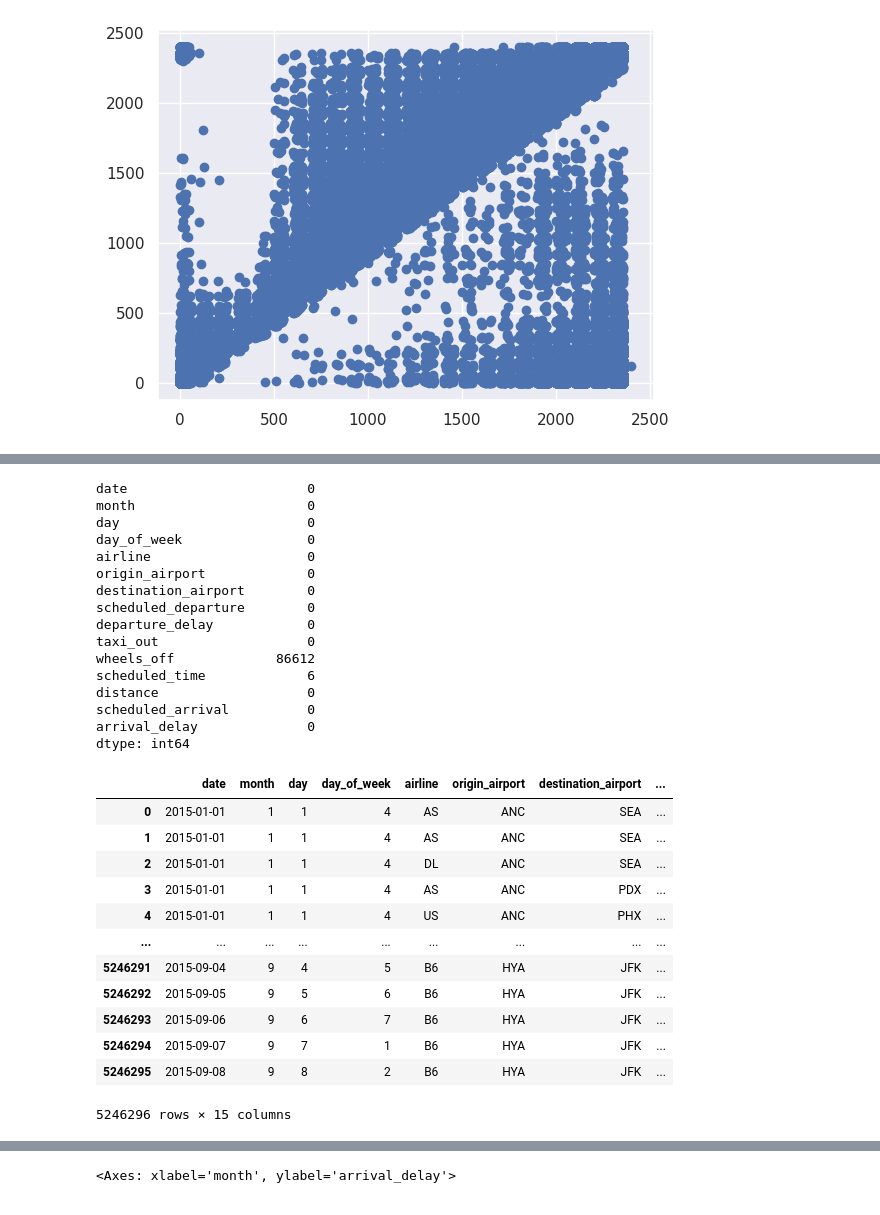
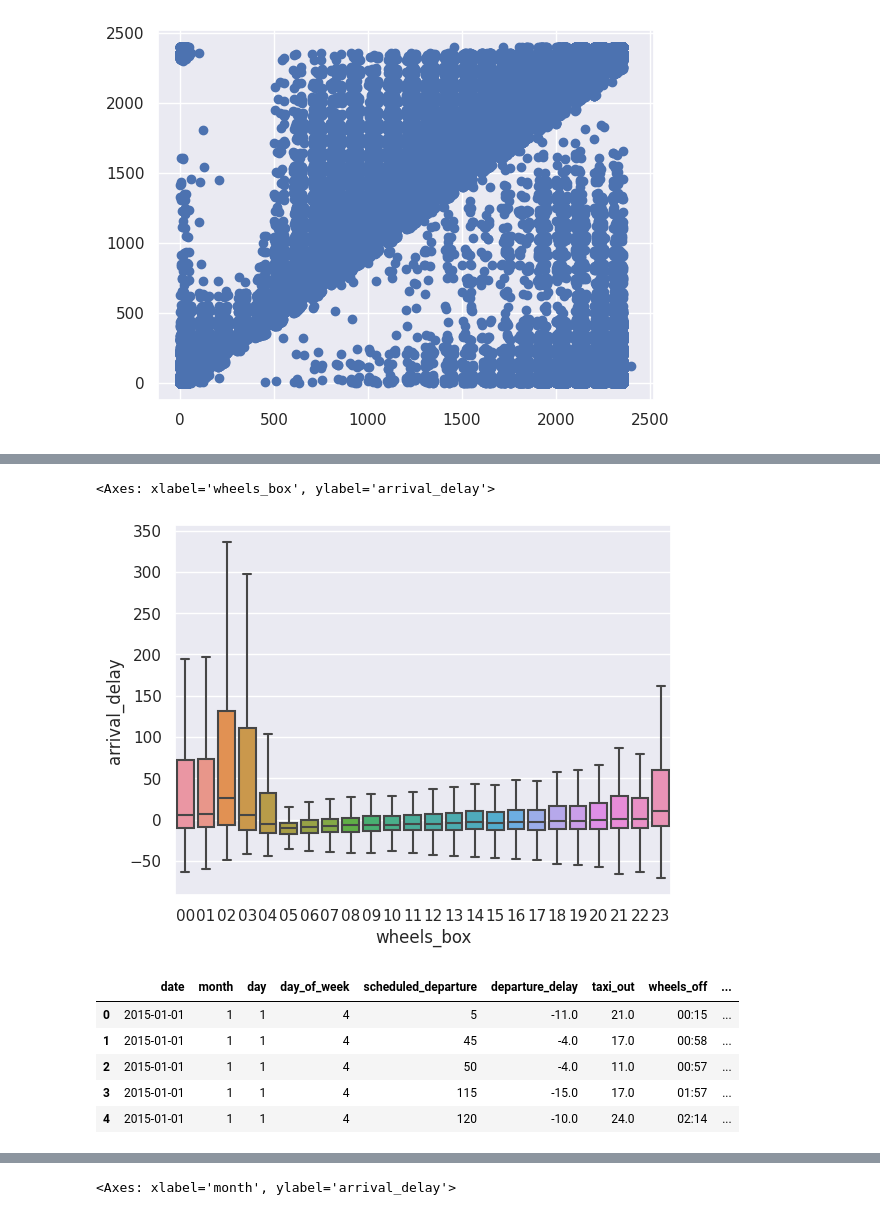
Before and after one commit to lukaszek358/SDA, a Jupyter notebook: projekt_końcowy.ipynb, the cells around one changed output, grey strips where cells are left out. Cells and saved outputs as stored; diff of their text form; code cells hidden in the pictures.

```diff
--- a/projekt_końcowy.ipynb
+++ b/projekt_końcowy.ipynb
@@ -120,0 +165,6 @@ def zamien_na_godziny_i_minuty(x):
+# %%
+raw_flights['scheduled_departure'] = raw_flights['scheduled_departure'].apply(zamien_na_godziny_i_minuty)
+raw_flights['scheduled_dep']= raw_flights['scheduled_departure'].str.split(':').str[0]
+
+raw_flights['scheduled_dep'] = pd.Categorical(raw_flights['scheduled_dep'], categories=hour_order, ordered=True)
+sns.boxplot(x='scheduled_dep', y='arrival_delay', data=raw_flights, showfliers=False)
@@ -120,0 +174,8 @@ def zamien_na_godziny_i_minuty(x):
+# %%
+raw_flights['scheduled_arrival'] = raw_flights['scheduled_arrival'].apply(zamien_na_godziny_i_minuty)
+raw_flights['scheduled_arr'] = raw_flights['scheduled_arrival'].str.split(':').str[0]
+
+raw_flights['scheduled_arr'] = pd.Categorical(raw_flights['scheduled_arr'], categories=hour_order, ordered=True)
+
+sns.boxplot(x='scheduled_arr', y='arrival_delay', data=raw_flights, showfliers=False)
+plt.show()
@@ -160,0 +257,4 @@ raw_flights['taxi_out'] = raw_flights['taxi_out'].fillna(raw_flights['taxi_out']
+# %%
+raw_flights = raw_flights.dropna(axis = 0)
+raw_flights = raw_flights.reset_index(drop = True)
+raw_flights['wheels_off'] = raw_flights['wheels_off'].astype(int)
@@ -181,19 +282,0 @@ memory usage: 651.0+ MB
-# %%
-raw_flights.isnull().sum()
-# %% [output]
-date                       0
-month                      0
-day                        0
-day_of_week                0
-airline                    0
-origin_airport             0
-destination_airport        0
-scheduled_departure        0
-departure_delay            0
-taxi_out                   0
-wheels_off             86612
-scheduled_time             6
-distance                   0
-scheduled_arrival          0
-arrival_delay              0
-dtype: int64
@@ -204,16 +283,18 @@ raw_flights = raw_flights.reset_index(drop = True)
+# %%
+raw_flights['wheels_off'] = raw_flights['wheels_off'].apply(zamien_na_godziny_i_minuty)
+raw_flights['wheels_box'] = raw_flights['wheels_off'].str.split(':').str[0]
+raw_flights['wheels_box']
+raw_flights['wheels_box'] = pd.Categorical(raw_flights['wheels_box'], categories=hour_order, ordered=True)
+sns.boxplot(x='wheels_box', y='arrival_delay', data=raw_flights, showfliers=False)
+# %% [output]
+<Axes: xlabel='wheels_box', ylabel='arrival_delay'>
+[figure, added]
 # %%
-raw_flights
+raw_flights.head()
 # %% [output]
-|  | date | month | day | day_of_week | airline | origin_airport | destination_airport | ... |
-| 0 | 2015-01-01 | 1 | 1 | 4 | AS | ANC | SEA | ... |
-| 1 | 2015-01-01 | 1 | 1 | 4 | AS | ANC | SEA | ... |
-| 2 | 2015-01-01 | 1 | 1 | 4 | DL | ANC | SEA | ... |
-| 3 | 2015-01-01 | 1 | 1 | 4 | AS | ANC | PDX | ... |
-| 4 | 2015-01-01 | 1 | 1 | 4 | US | ANC | PHX | ... |
-| ... | ... | ... | ... | ... | ... | ... | ... | ... |
-| 5246291 | 2015-09-04 | 9 | 4 | 5 | B6 | HYA | JFK | ... |
-| 5246292 | 2015-09-05 | 9 | 5 | 6 | B6 | HYA | JFK | ... |
-| 5246293 | 2015-09-06 | 9 | 6 | 7 | B6 | HYA | JFK | ... |
-| 5246294 | 2015-09-07 | 9 | 7 | 1 | B6 | HYA | JFK | ... |
-| 5246295 | 2015-09-08 | 9 | 8 | 2 | B6 | HYA | JFK | ... |
+|  | date | month | day | day_of_week | scheduled_departure | departure_delay | taxi_out | wheels_off | ... |
+| 0 | 2015-01-01 | 1 | 1 | 4 | 5 | -11.0 | 21.0 | 00:15 | ... |
+| 1 | 2015-01-01 | 1 | 1 | 4 | 45 | -4.0 | 17.0 | 00:58 | ... |
+| 2 | 2015-01-01 | 1 | 1 | 4 | 50 | -4.0 | 11.0 | 00:57 | ... |
+| 3 | 2015-01-01 | 1 | 1 | 4 | 115 | -15.0 | 17.0 | 01:57 | ... |
+| 4 | 2015-01-01 | 1 | 1 | 4 | 120 | -10.0 | 24.0 | 02:14 | ... |
-5246296 rows × 15 columns
```
Also changed, not shown: parts of 41 cells of this notebook.
